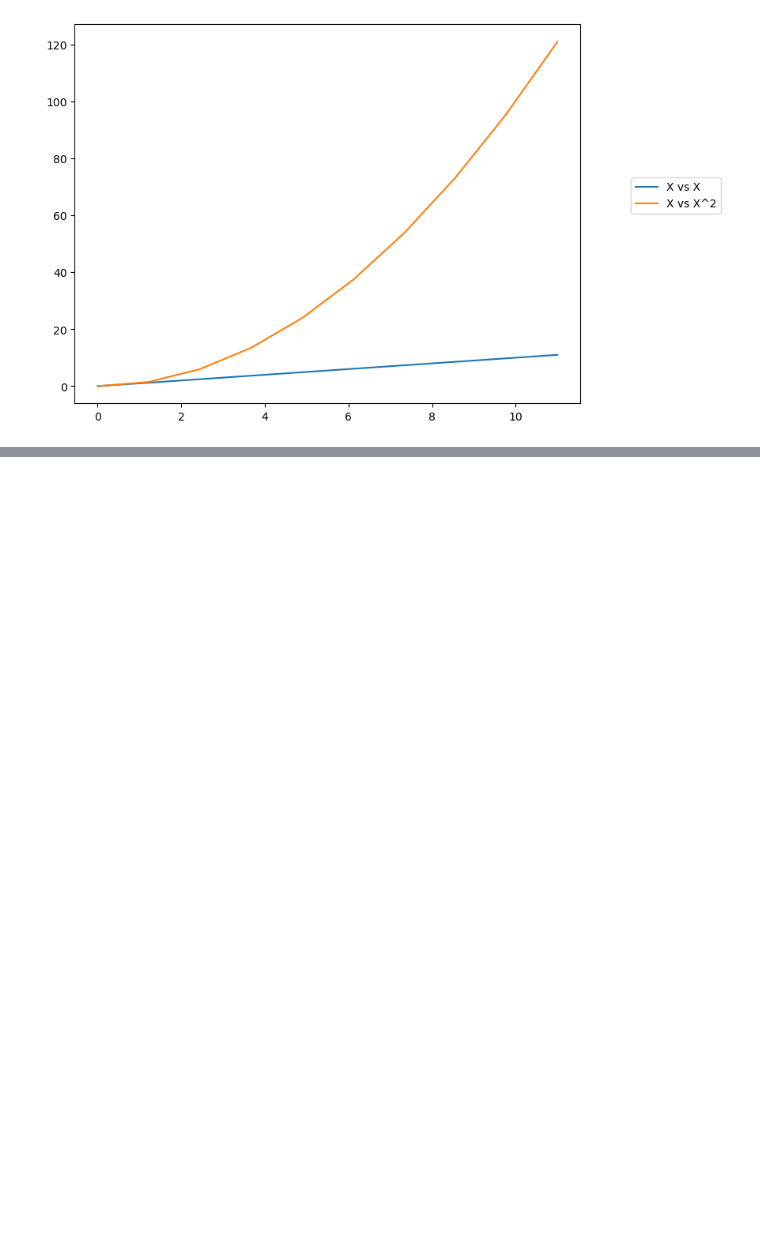
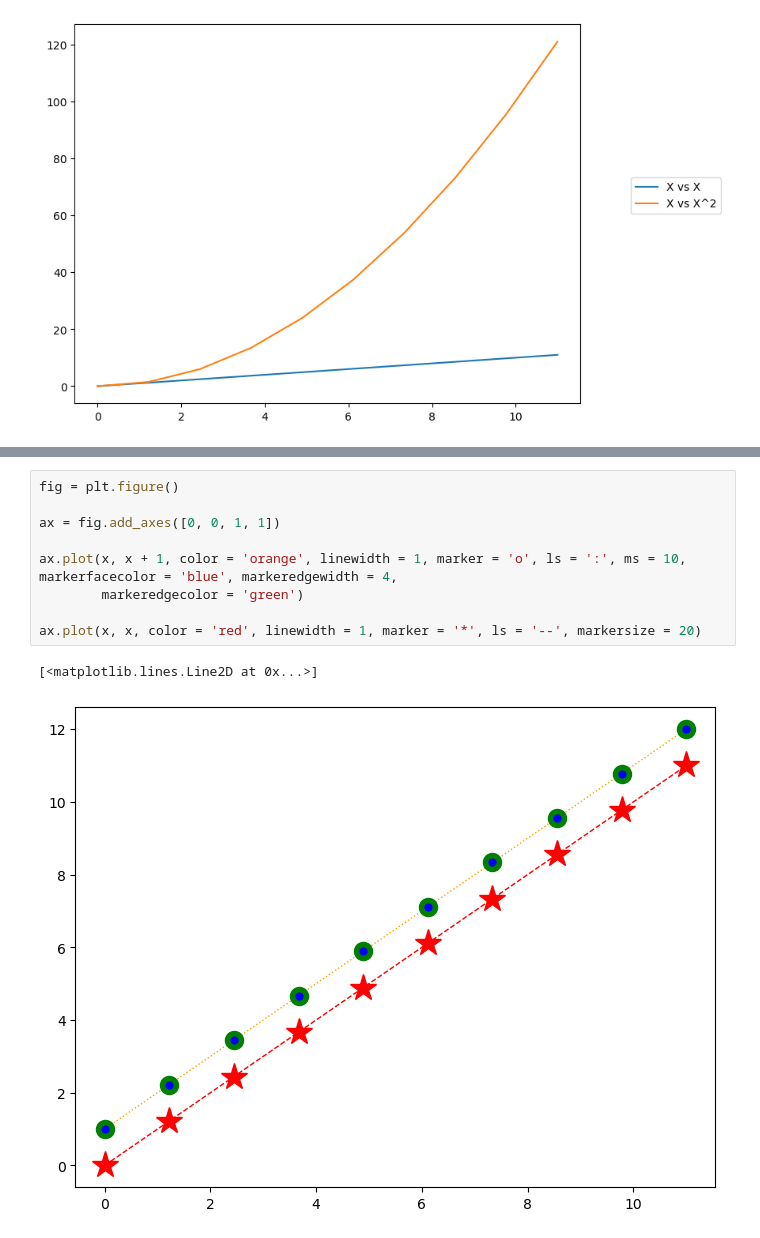
Before and after one commit to JovanTTT/MachineLearning-Course, a Jupyter notebook: Matplotlib.ipynb, the cells around one changed output, grey strips where cells are left out. Cells and saved outputs as stored; diff of their text form; blank space fills up the shorter version.

```diff
--- a/Matplotlib.ipynb
+++ b/Matplotlib.ipynb
@@ -168,0 +202,12 @@ ax.legend(loc = (1.1, 0.5))
+# %%
+fig = plt.figure()
+
+ax = fig.add_axes([0, 0, 1, 1])
+
+ax.plot(x, x + 1, color = 'orange', linewidth = 1, marker = 'o', ls = ':', ms = 10, markerfacecolor = 'blue', markeredgewidth = 4,
+        markeredgecolor = 'green')
+
+ax.plot(x, x, color = 'red', linewidth = 1, marker = '*', ls = '--', markersize = 20)
+# %% [output]
+[<matplotlib.lines.Line2D at 0x...>]
+[figure, added]
```
Also changed, not shown: parts of 3 cells of this notebook.
